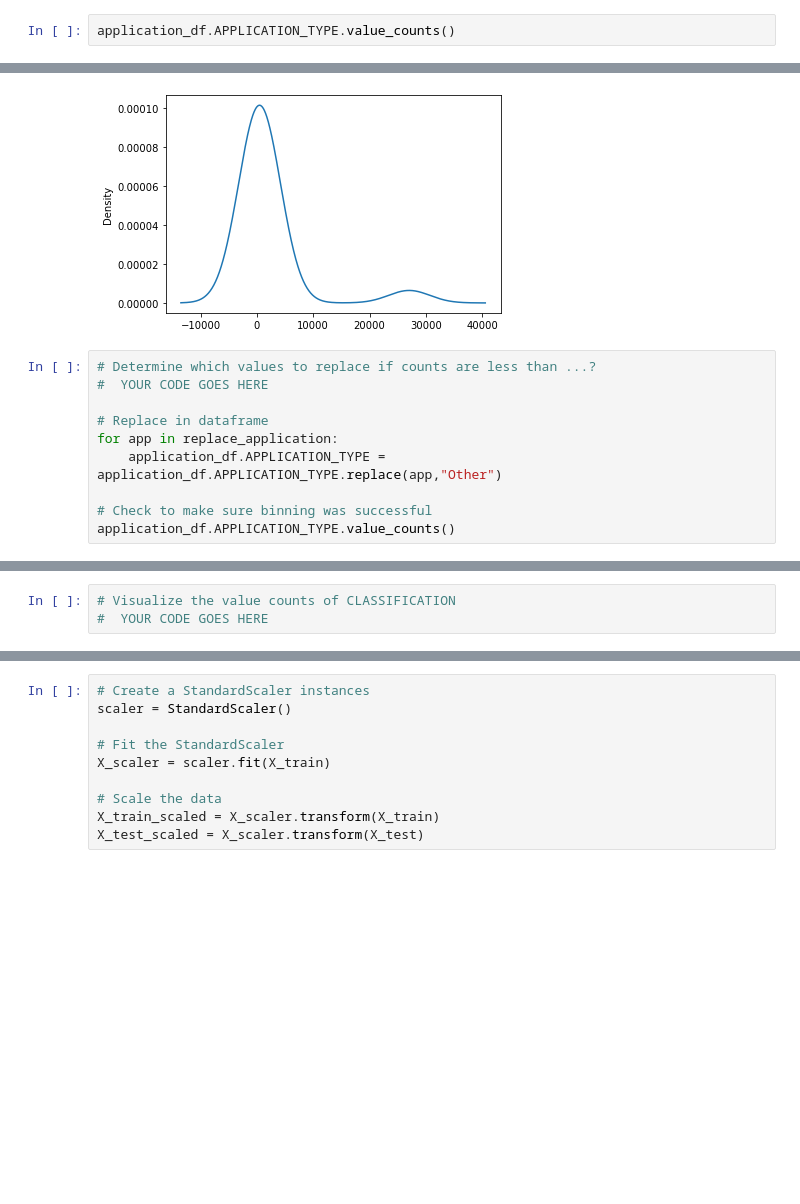
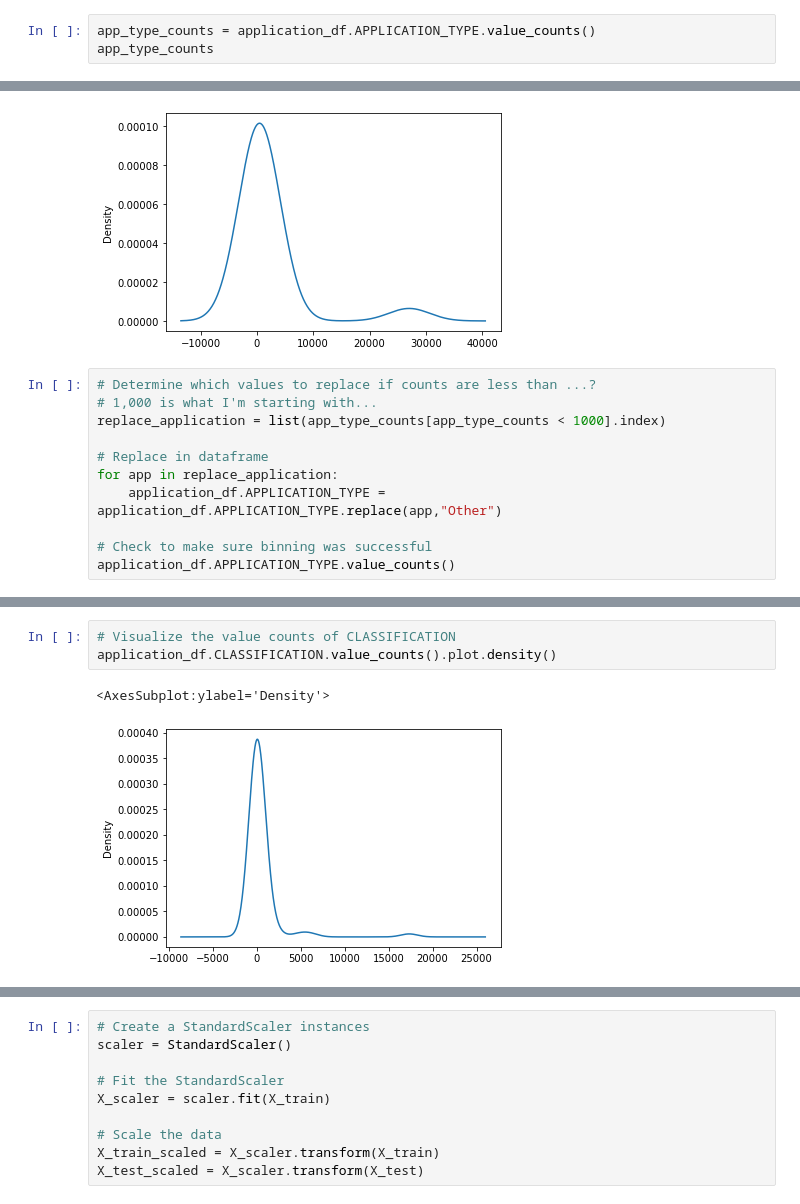
Before and after one commit to gh-mrmoore/DataAnalytics, a Jupyter notebook: Challenges/Challenge19/AlphabetSoupCharity.ipynb, the cells around one changed output, grey strips where cells are left out. Saved outputs shown, nothing was run; the diff lists cells and outputs as text; blank space fills up the shorter version.

```diff
--- a/Challenges/Challenge19/AlphabetSoupCharity.ipynb
+++ b/Challenges/Challenge19/AlphabetSoupCharity.ipynb
@@ -57,7 +57,8 @@ application_df["APPLICATION_TYPE"].unique()
 array(['T10', 'T3', 'T5', 'T7', 'T4', 'T6', 'T2', 'T9', 'T19', 'T8',
        'T13', 'T12', 'T29', 'T25', 'T14', 'T17', 'T15'], dtype=object)
 # %%
-application_df.APPLICATION_TYPE.value_counts()
+app_type_counts = application_df.APPLICATION_TYPE.value_counts()
+app_type_counts
 # %% [output]
 T3     27037
 T4      1542
@@ -85,7 +86,8 @@ application_df.APPLICATION_TYPE.value_counts().plot.density()
 [figure]
 # %%
 # Determine which values to replace if counts are less than ...?
-#  YOUR CODE GOES HERE
+# 1,000 is what I'm starting with...
+replace_application = list(app_type_counts[app_type_counts < 1000].index)
 
 # Replace in dataframe
 for app in replace_application:
@@ -99,5 +123,8 @@ application_df.APPLICATION_TYPE.value_counts()
 # %%
 # Visualize the value counts of CLASSIFICATION
-#  YOUR CODE GOES HERE
+application_df.CLASSIFICATION.value_counts().plot.density()
+# %% [output]
+<AxesSubplot:ylabel='Density'>
+[figure, added]
 # %%
 # Determine which values to replace if counts are less than ..?
```
Also changed, not shown: parts of 8 cells of this notebook.
